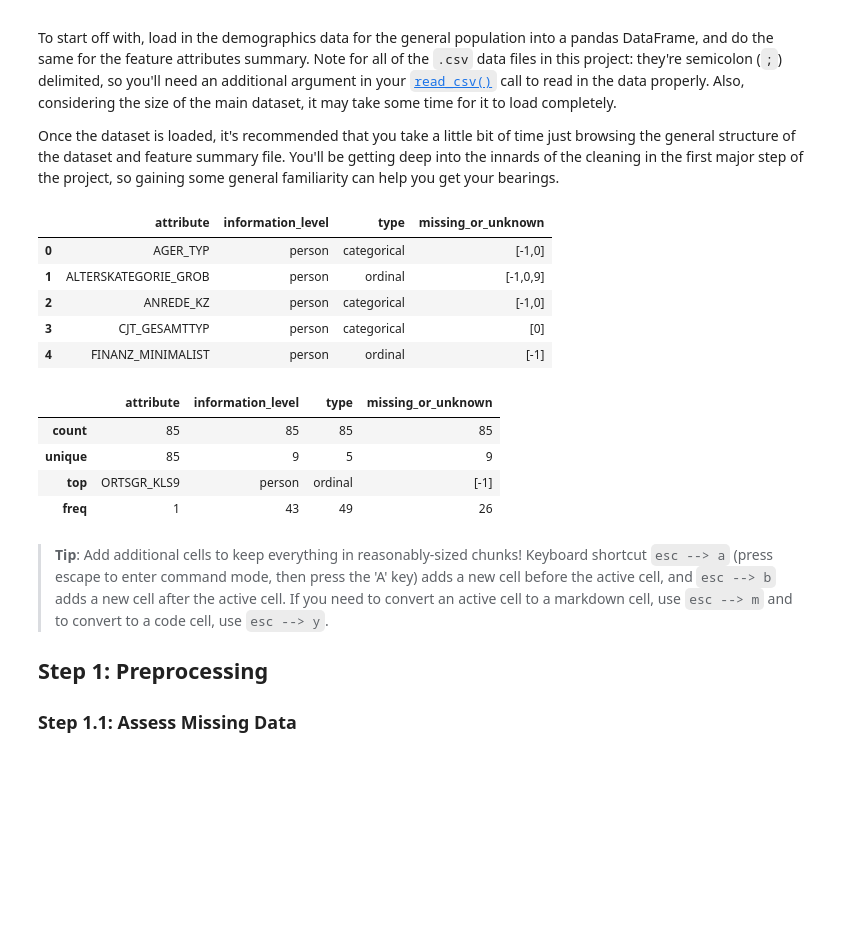
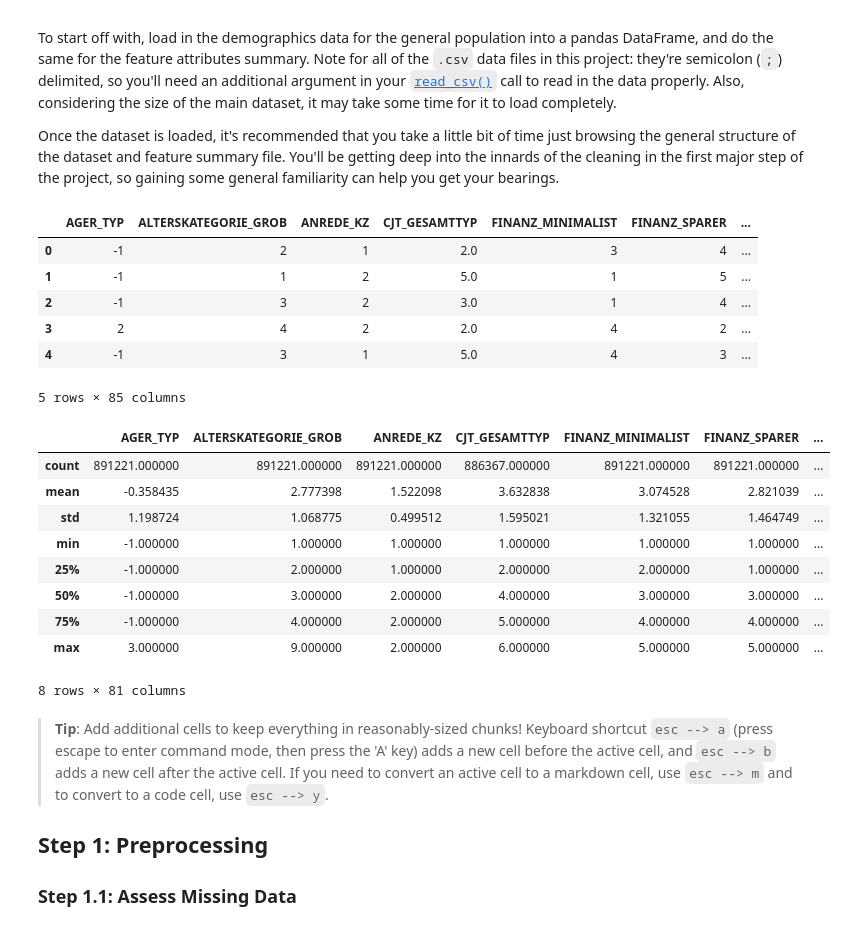
Before and after one commit to charlieporth1/Identify_Customer_Segments, a Jupyter notebook: Identify_Customer_Segments.ipynb, the cells around one changed output. Drawn from its saved outputs; the diff is of its cells as text; code cells hidden in the pictures; blank space fills up the shorter version.

```diff
--- a/Identify_Customer_Segments.ipynb
+++ b/Identify_Customer_Segments.ipynb
@@ -52,21 +52,29 @@ feat_info = pd.read_table('AZDIAS_Feature_Summary.csv',sep=';')
 # Check the structure of the data after it's loaded (e.g. print the number of
 # rows and columns, print the first few rows).
 feat_info.head()
+azdias.head()
 # %% [output]
-|  | attribute | information_level | type | missing_or_unknown |
-| 0 | AGER_TYP | person | categorical | [-1,0] |
-| 1 | ALTERSKATEGORIE_GROB | person | ordinal | [-1,0,9] |
-| 2 | ANREDE_KZ | person | categorical | [-1,0] |
-| 3 | CJT_GESAMTTYP | person | categorical | [0] |
-| 4 | FINANZ_MINIMALIST | person | ordinal | [-1] |
+|  | AGER_TYP | ALTERSKATEGORIE_GROB | ANREDE_KZ | CJT_GESAMTTYP | FINANZ_MINIMALIST | FINANZ_SPARER | ... |
+| 0 | -1 | 2 | 1 | 2.0 | 3 | 4 | ... |
+| 1 | -1 | 1 | 2 | 5.0 | 1 | 5 | ... |
+| 2 | -1 | 3 | 2 | 3.0 | 1 | 4 | ... |
+| 3 | 2 | 4 | 2 | 2.0 | 4 | 2 | ... |
+| 4 | -1 | 3 | 1 | 5.0 | 4 | 3 | ... |
+5 rows × 85 columns
 # %%
 feat_info.describe()
+azdias.describe()
 # %% [output]
-|  | attribute | information_level | type | missing_or_unknown |
-| count | 85 | 85 | 85 | 85 |
-| unique | 85 | 9 | 5 | 9 |
-| top | ORTSGR_KLS9 | person | ordinal | [-1] |
-| freq | 1 | 43 | 49 | 26 |
+|  | AGER_TYP | ALTERSKATEGORIE_GROB | ANREDE_KZ | CJT_GESAMTTYP | FINANZ_MINIMALIST | FINANZ_SPARER | ... |
+| count | 891221.000000 | 891221.000000 | 891221.000000 | 886367.000000 | 891221.000000 | 891221.000000 | ... |
+| mean | -0.358435 | 2.777398 | 1.522098 | 3.632838 | 3.074528 | 2.821039 | ... |
+| std | 1.198724 | 1.068775 | 0.499512 | 1.595021 | 1.321055 | 1.464749 | ... |
+| min | -1.000000 | 1.000000 | 1.000000 | 1.000000 | 1.000000 | 1.000000 | ... |
+| 25% | -1.000000 | 2.000000 | 1.000000 | 2.000000 | 2.000000 | 1.000000 | ... |
+| 50% | -1.000000 | 3.000000 | 2.000000 | 4.000000 | 3.000000 | 3.000000 | ... |
+| 75% | -1.000000 | 4.000000 | 2.000000 | 5.000000 | 4.000000 | 4.000000 | ... |
+| max | 3.000000 | 9.000000 | 2.000000 | 6.000000 | 5.000000 | 5.000000 | ... |
+8 rows × 81 columns
 # %% [markdown]
 > **Tip**: Add additional cells to keep everything in reasonably-sized chunks! Keyboard shortcut `esc --> a` (press escape to enter command mode, then press the 'A' key) adds a new cell before the active cell, and `esc --> b` adds a new cell after the active cell. If you need to convert an active cell to a markdown cell, use `esc --> m` and to convert to a code cell, use `esc --> y`.
 
```
Also changed, not shown: parts of 33 cells of this notebook, 1 other file.
